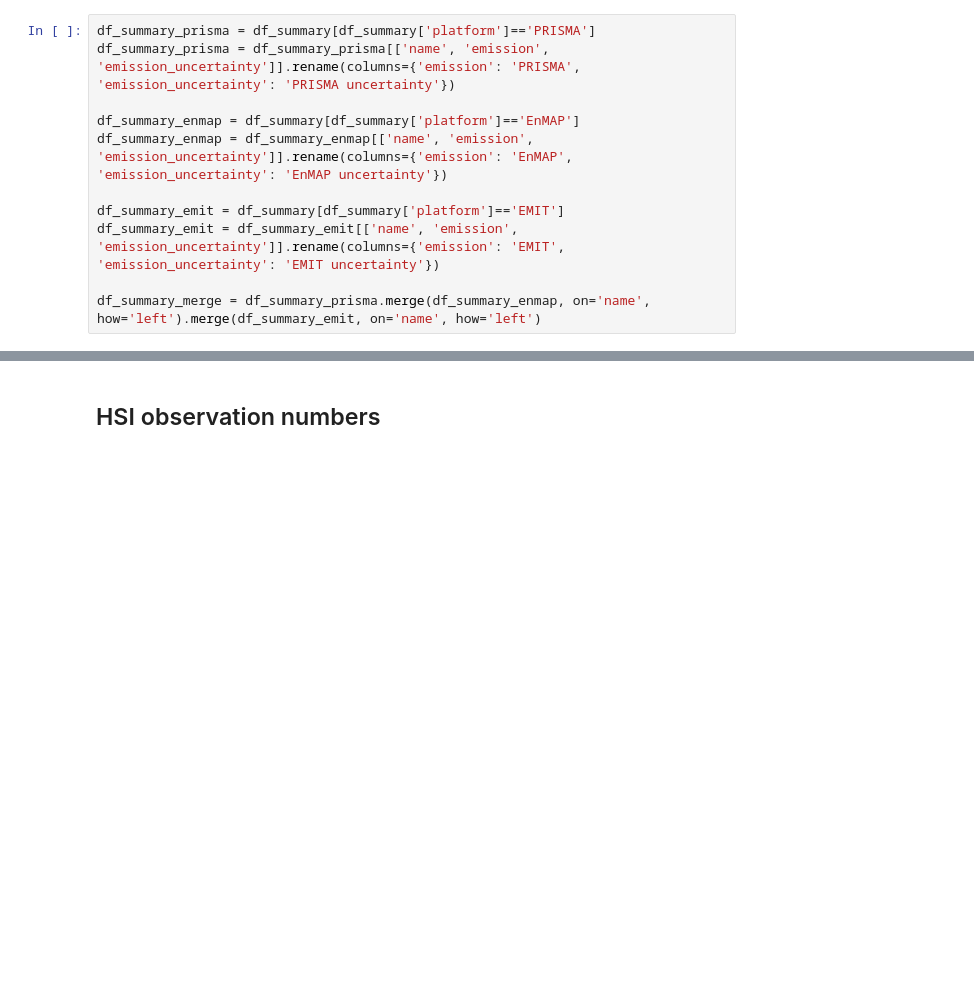
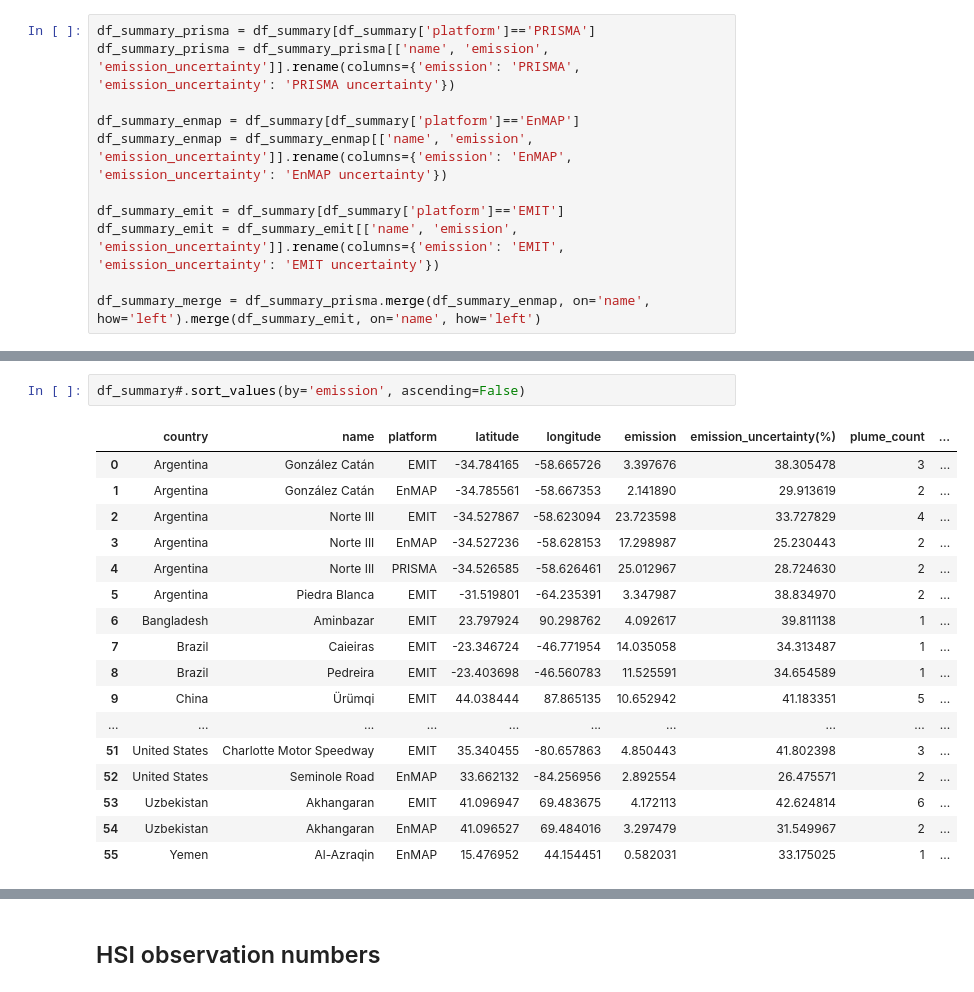
Before and after one commit to zxdawn/Hyper-Landfill, a Jupyter notebook: notebooks/emission_stats.ipynb, the cells around one changed output, grey strips where cells are left out. Drawn from its saved outputs; the diff is of its cells as text; blank space fills up the shorter version.

```diff
--- a/notebooks/emission_stats.ipynb
+++ b/notebooks/emission_stats.ipynb
@@ -181,3 +193,23 @@ df_summary_merge
+# %%
+df_summary#.sort_values(by='emission', ascending=False)
+# %% [output]
+|  | country | name | platform | latitude | longitude | emission | emission_uncertainty(%) | plume_count | ... |
+| 0 | Argentina | González Catán | EMIT | -34.784165 | -58.665726 | 3.397676 | 38.305478 | 3 | ... |
+| 1 | Argentina | González Catán | EnMAP | -34.785561 | -58.667353 | 2.141890 | 29.913619 | 2 | ... |
+| 2 | Argentina | Norte III | EMIT | -34.527867 | -58.623094 | 23.723598 | 33.727829 | 4 | ... |
+| 3 | Argentina | Norte III | EnMAP | -34.527236 | -58.628153 | 17.298987 | 25.230443 | 2 | ... |
+| 4 | Argentina | Norte III | PRISMA | -34.526585 | -58.626461 | 25.012967 | 28.724630 | 2 | ... |
+| 5 | Argentina | Piedra Blanca | EMIT | -31.519801 | -64.235391 | 3.347987 | 38.834970 | 2 | ... |
+| 6 | Bangladesh | Aminbazar | EMIT | 23.797924 | 90.298762 | 4.092617 | 39.811138 | 1 | ... |
+| 7 | Brazil | Caieiras | EMIT | -23.346724 | -46.771954 | 14.035058 | 34.313487 | 1 | ... |
+| 8 | Brazil | Pedreira | EMIT | -23.403698 | -46.560783 | 11.525591 | 34.654589 | 1 | ... |
+| 9 | China | Ürümqi | EMIT | 44.038444 | 87.865135 | 10.652942 | 41.183351 | 5 | ... |
+| ... | ... | ... | ... | ... | ... | ... | ... | ... | ... |
+| 51 | United States | Charlotte Motor Speedway | EMIT | 35.340455 | -80.657863 | 4.850443 | 41.802398 | 3 | ... |
+| 52 | United States | Seminole Road | EnMAP | 33.662132 | -84.256956 | 2.892554 | 26.475571 | 2 | ... |
+| 53 | Uzbekistan | Akhangaran | EMIT | 41.096947 | 69.483675 | 4.172113 | 42.624814 | 6 | ... |
+| 54 | Uzbekistan | Akhangaran | EnMAP | 41.096527 | 69.484016 | 3.297479 | 31.549967 | 2 | ... |
+| 55 | Yemen | Al-Azraqin | EnMAP | 15.476952 | 44.154451 | 0.582031 | 33.175025 | 1 | ... |
 # %%
 fig, axs = plt.subplots(1, 2, figsize=(14, 7))
 
```
Also changed, not shown: parts of 8 cells of this notebook.
